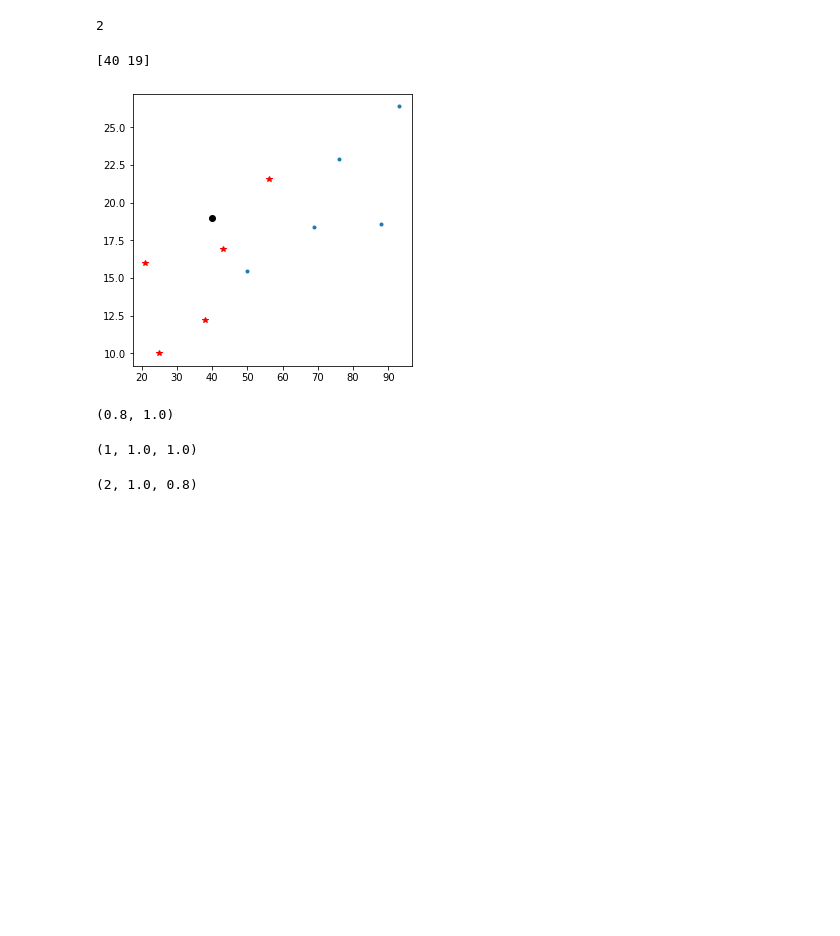
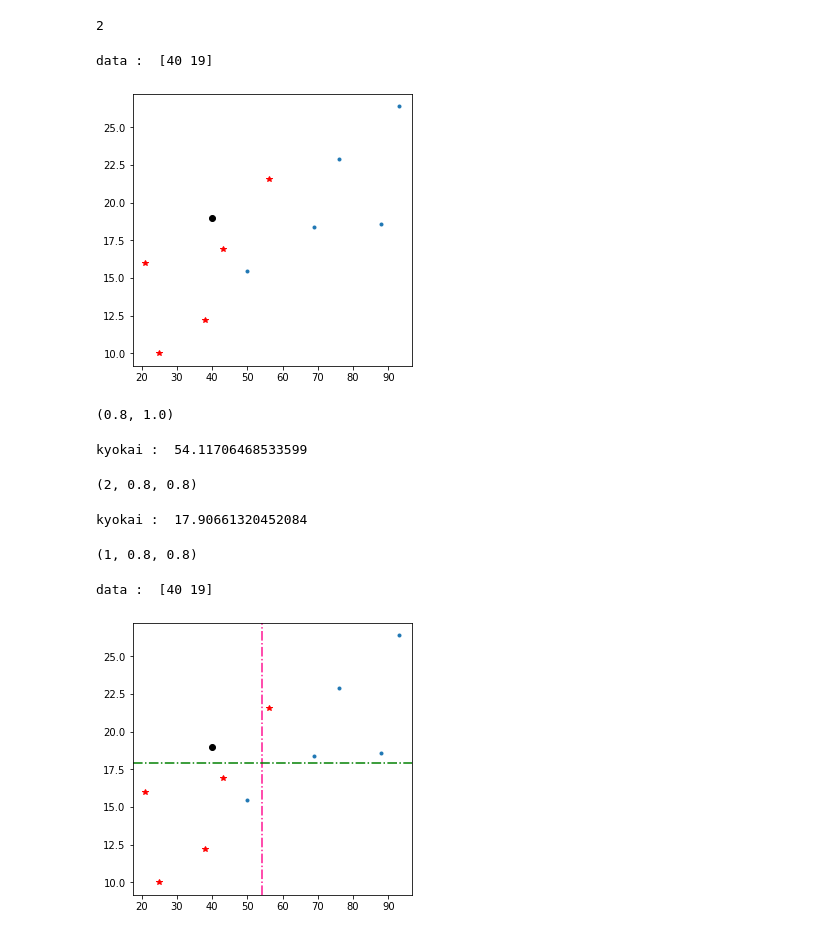
Before and after one commit to englishta/algorithm, a Jupyter notebook: prac.ipynb, the cells around one changed output. Drawn from its saved outputs; the diff is of its cells as text; code cells hidden in the pictures; blank space fills up the shorter version.

```diff
--- a/prac.ipynb
+++ b/prac.ipynb
@@ -129,15 +132,13 @@ hanbetsu_bunseki2(G1, G2, data)
 # %% [output]
 2
 # %%
-Data = np.array( [2.7, 3.1] )
-
 fig = plt.figure(figsize=(5, 5))
 plt.plot(G1[0], G1[1], '.')
 plt.plot(G2[0], G2[1], 'r*')
 plt.plot(data[0], data[1], 'ko')
-print(data)
+print('data : ', data)
 # %% [output]
-[40 19]
+data :  [40 19]
 [figure]
 # %%
 seito_ritu(G1, G2)
@@ -145,11 +146,31 @@ seito_ritu(G1, G2)
 (0.8, 1.0)
 # %%
 #変数x1のみで判別
-hanbetsu_bunseki(G1[0], G1[1], data[0])
+#G1[0]:健常者で検査値x1
+#G2[0]:患者で検査値x1
+hanbetsu_bunseki(G1[0], G2[0], data[0])
 # %% [output]
-(1, 1.0, 1.0)
+kyokai :  54.11706468533599
+(2, 0.8, 0.8)
 # %%
 #変数x2のみで判別
-hanbetsu_bunseki(G2[0], G2[1], data[1])
+#G1[0]:健常者で検査値x2
+#G2[0]:患者で検査値x2
+hanbetsu_bunseki(G1[1], G2[1], data[1])
 # %% [output]
-(2, 1.0, 0.8)
+kyokai :  17.90661320452084
+(1, 0.8, 0.8)
+# %%
+fig = plt.figure(figsize=(5, 5))
+
+ax = fig.add_subplot(111)#境界線の描写
+ax.axvline(54.11706468533599, ls = "-.", color = "deeppink")
+ax.axhline(17.906613, ls = "-.", color = "green")
+
+plt.plot(G1[0], G1[1], '.')
+plt.plot(G2[0], G2[1], 'r*')
+plt.plot(data[0], data[1], 'ko', label = 'aa')
+print('data : ', data)
+# %% [output]
+data :  [40 19]
+[figure, added]
```
Also changed, not shown: parts of 3 cells of this notebook.
